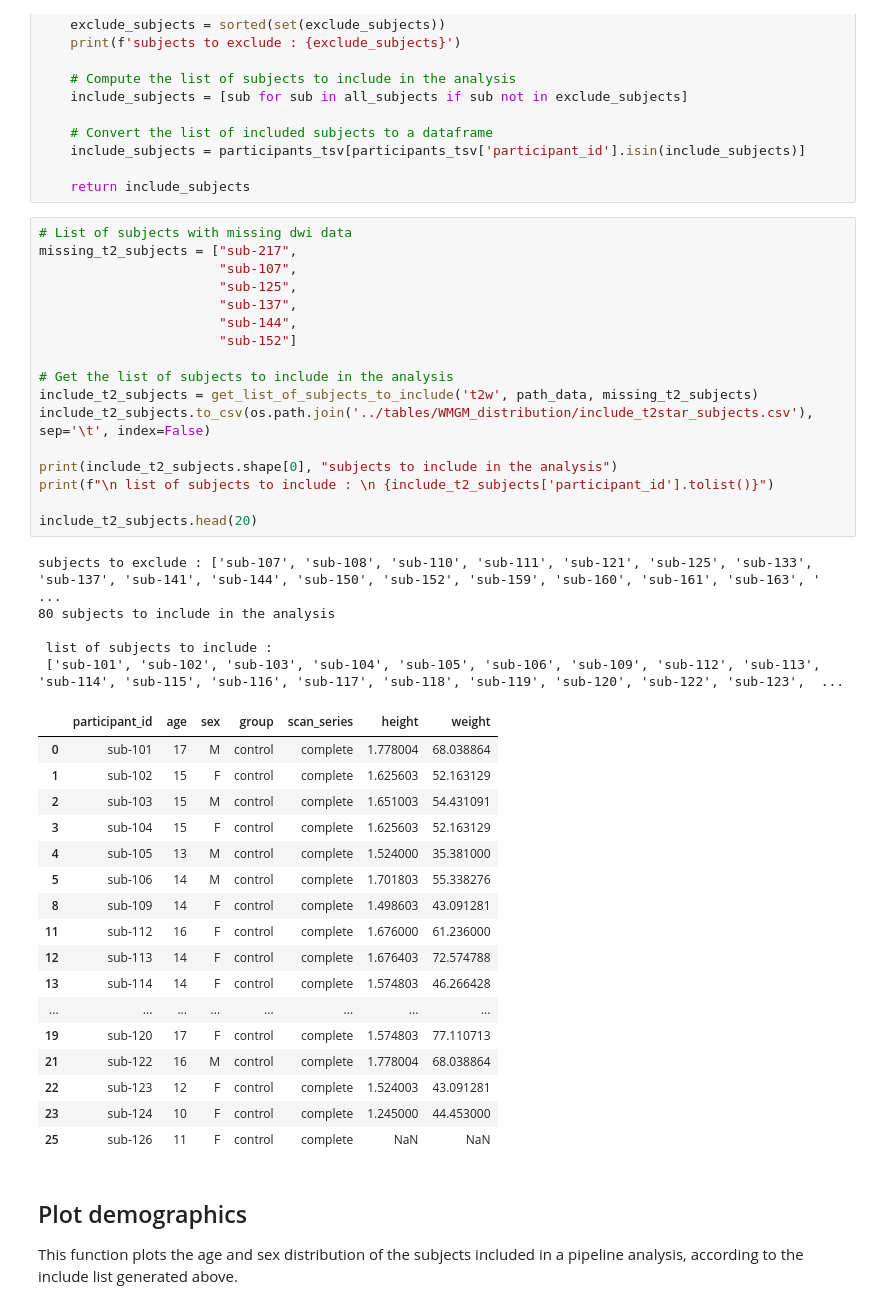
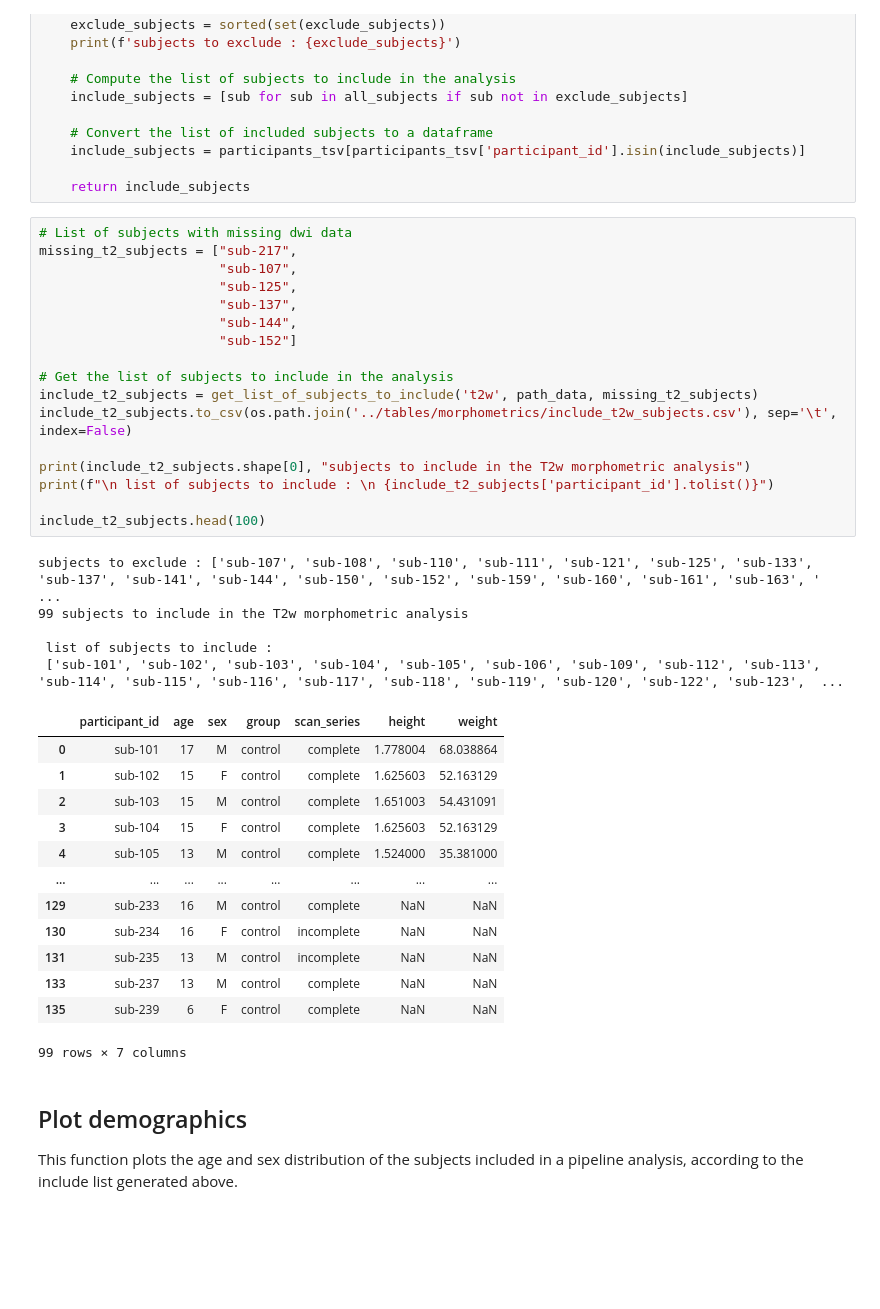
Before and after one commit to sct-pipeline/pediatric-data-analysis, a Jupyter notebook: results/plots/morphometrics.ipynb, the cells around one changed output. Cells and saved outputs as stored; diff of their text form; blank space fills up the shorter version.

```diff
--- a/results/plots/morphometrics.ipynb
+++ b/results/plots/morphometrics.ipynb
@@ -87,43 +87,39 @@ def get_list_of_subjects_to_include(contrast, path_data, missing_data_subjects):
 # %%
 # List of subjects with missing dwi data
 missing_t2_subjects = ["sub-217",
                        "sub-107",
                        "sub-125",
                        "sub-137",
                        "sub-144",
                        "sub-152"]
 
 # Get the list of subjects to include in the analysis
 include_t2_subjects = get_list_of_subjects_to_include('t2w', path_data, missing_t2_subjects)
-include_t2_subjects.to_csv(os.path.join('../tables/WMGM_distribution/include_t2star_subjects.csv'), sep='\t', index=False)
+include_t2_subjects.to_csv(os.path.join('../tables/morphometrics/include_t2w_subjects.csv'), sep='\t', index=False)
 
-print(include_t2_subjects.shape[0], "subjects to include in the analysis")
+print(include_t2_subjects.shape[0], "subjects to include in the T2w morphometric analysis")
 print(f"\n list of subjects to include : \n {include_t2_subjects['participant_id'].tolist()}")
 
-include_t2_subjects.head(20)
+include_t2_subjects.head(100)
 # %% [output]
 subjects to exclude : ['sub-107', 'sub-108', 'sub-110', 'sub-111', 'sub-121', 'sub-125', 'sub-133', 'sub-137', 'sub-141', 'sub-144', 'sub-150', 'sub-152', 'sub-159', 'sub-160', 'sub-161', 'sub-163', ' ...
-80 subjects to include in the analysis
+99 subjects to include in the T2w morphometric analysis
 
  list of subjects to include :
  ['sub-101', 'sub-102', 'sub-103', 'sub-104', 'sub-105', 'sub-106', 'sub-109', 'sub-112', 'sub-113', 'sub-114', 'sub-115', 'sub-116', 'sub-117', 'sub-118', 'sub-119', 'sub-120', 'sub-122', 'sub-123',  ...
 |  | participant_id | age | sex | group | scan_series | height | weight |
 | 0 | sub-101 | 17 | M | control | complete | 1.778004 | 68.038864 |
 | 1 | sub-102 | 15 | F | control | complete | 1.625603 | 52.163129 |
 | 2 | sub-103 | 15 | M | control | complete | 1.651003 | 54.431091 |
 | 3 | sub-104 | 15 | F | control | complete | 1.625603 | 52.163129 |
 | 4 | sub-105 | 13 | M | control | complete | 1.524000 | 35.381000 |
-| 5 | sub-106 | 14 | M | control | complete | 1.701803 | 55.338276 |
-| 8 | sub-109 | 14 | F | control | complete | 1.498603 | 43.091281 |
-| 11 | sub-112 | 16 | F | control | complete | 1.676000 | 61.236000 |
-| 12 | sub-113 | 14 | F | control | complete | 1.676403 | 72.574788 |
-| 13 | sub-114 | 14 | F | control | complete | 1.574803 | 46.266428 |
 | ... | ... | ... | ... | ... | ... | ... | ... |
-| 19 | sub-120 | 17 | F | control | complete | 1.574803 | 77.110713 |
-| 21 | sub-122 | 16 | M | control | complete | 1.778004 | 68.038864 |
-| 22 | sub-123 | 12 | F | control | complete | 1.524003 | 43.091281 |
-| 23 | sub-124 | 10 | F | control | complete | 1.245000 | 44.453000 |
-| 25 | sub-126 | 11 | F | control | complete | NaN | NaN |
+| 129 | sub-233 | 16 | M | control | complete | NaN | NaN |
+| 130 | sub-234 | 16 | F | control | incomplete | NaN | NaN |
+| 131 | sub-235 | 13 | M | control | incomplete | NaN | NaN |
+| 133 | sub-237 | 13 | M | control | complete | NaN | NaN |
+| 135 | sub-239 | 6 | F | control | complete | NaN | NaN |
+99 rows × 7 columns
 # %% [markdown]
 ## Plot demographics
 
```
Also changed, not shown: parts of 18 cells of this notebook.
